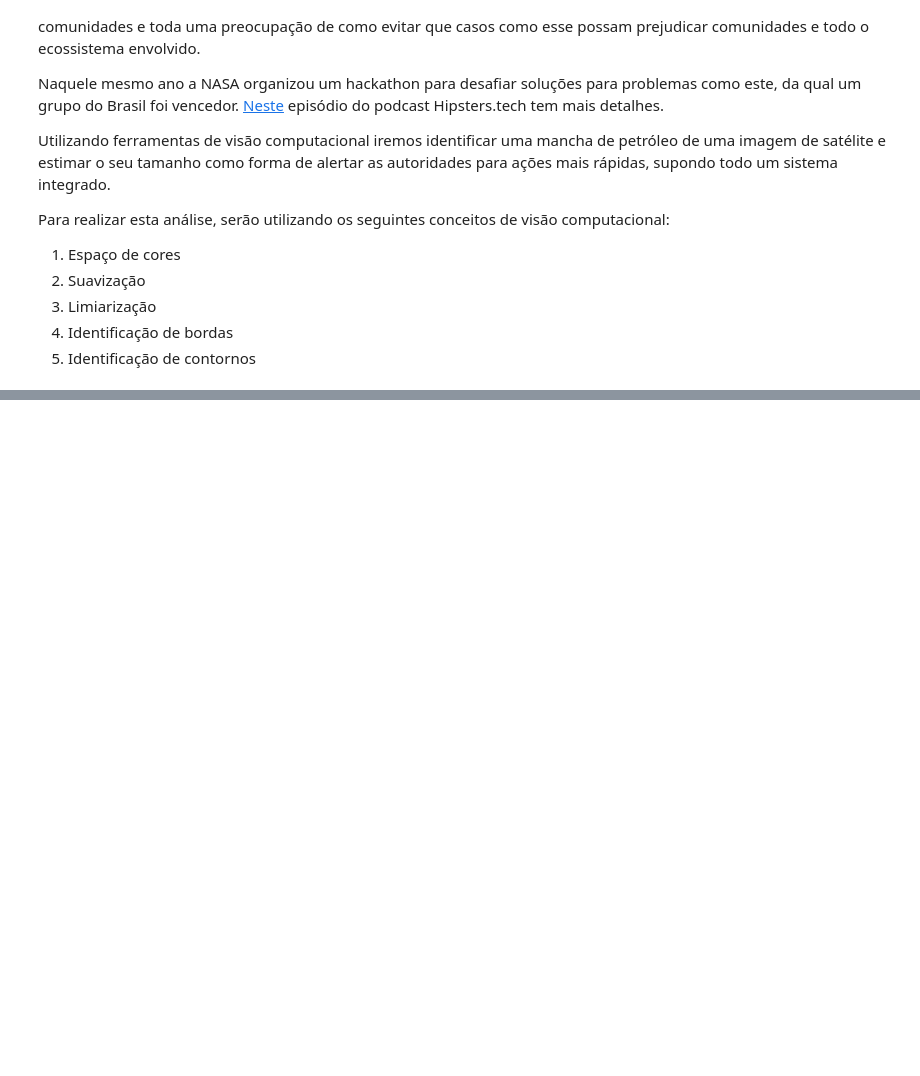
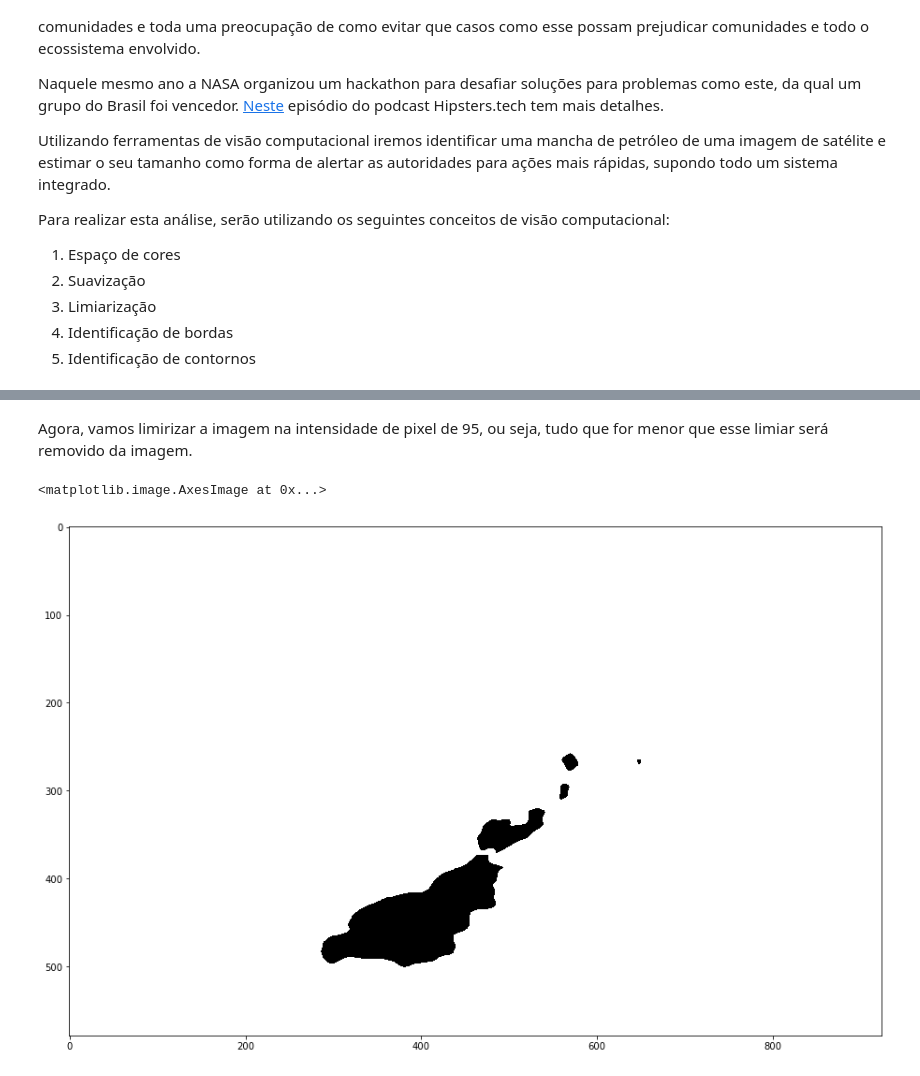
Before and after one commit to michelpf/fiap-on-visao-computacional, a Jupyter notebook: contornos-petroleo-nordeste.ipynb, the cells around one changed output, grey strips where cells are left out. Saved outputs shown, nothing was run; the diff lists cells and outputs as text; code cells hidden in the pictures; blank space fills up the shorter version.

```diff
--- a/contornos-petroleo-nordeste.ipynb
+++ b/contornos-petroleo-nordeste.ipynb
@@ -18,0 +66,10 @@ Circulou na imprensa de 2019 imagens como a abaixo, obtidas por satélites para
+# %% [markdown]
+Agora, vamos limirizar a imagem na intensidade de pixel de 95, ou seja, tudo que for menor que esse limiar será removido da imagem.
+# %%
+ret, imagem_gray_lim = cv2.threshold(imagem_gray_suav, 95, 255, cv2.THRESH_BINARY)
+
+plt.figure(figsize=(20, 10))
+plt.imshow(imagem_gray_lim, cmap="gray")
+# %% [output]
+<matplotlib.image.AxesImage at 0x...>
+[figure, added]
```
Also changed, not shown: parts of 18 cells of this notebook.
